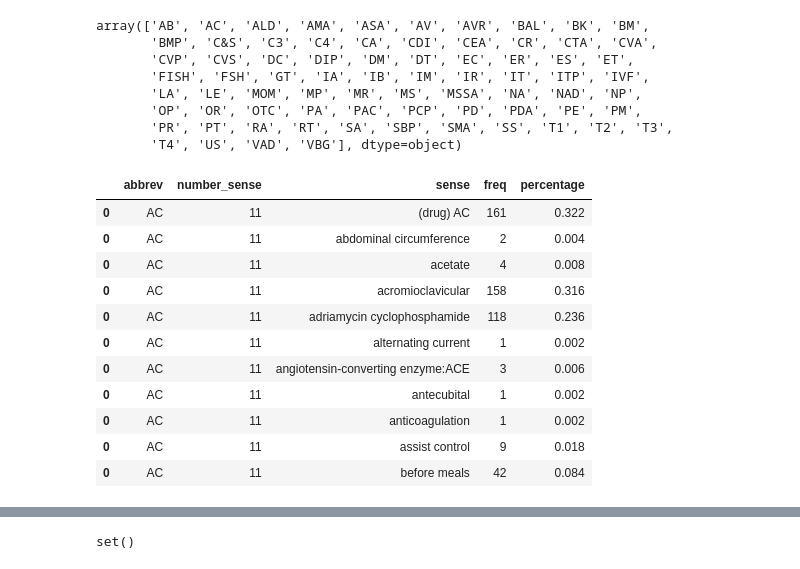
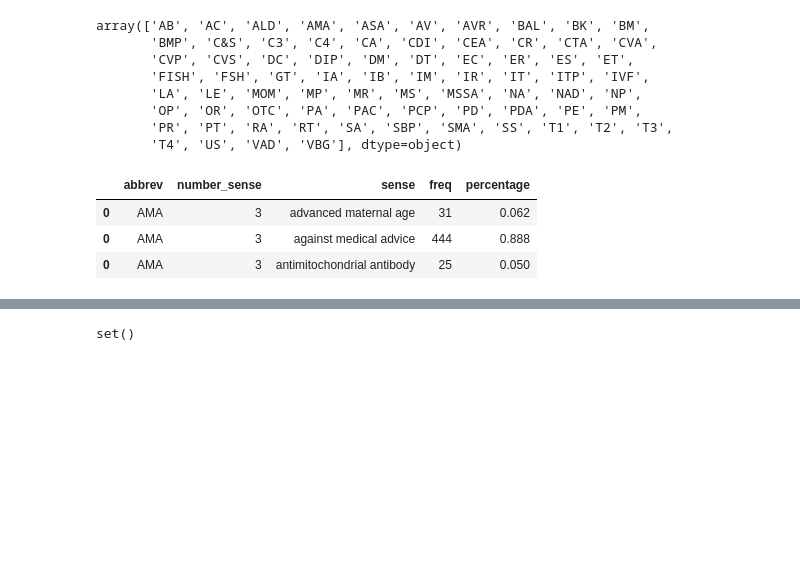
Before and after one commit to RaterBai/Clinical-NLP-Group-Project, a Jupyter notebook: group assignment/code/generate_features.ipynb, the cells around one changed output, grey strips where cells are left out. Saved outputs shown, nothing was run; the diff lists cells and outputs as text; code cells hidden in the pictures; blank space fills up the shorter version.

```diff
--- a/group assignment/code/generate_features.ipynb
+++ b/group assignment/code/generate_features.ipynb
@@ -62,20 +62,12 @@ array(['AB', 'AC', 'ALD', 'AMA', 'ASA', 'AV', 'AVR', 'BAL', 'BK', 'BM',
        'PR', 'PT', 'RA', 'RT', 'SA', 'SBP', 'SMA', 'SS', 'T1', 'T2', 'T3',
        'T4', 'US', 'VAD', 'VBG'], dtype=object)
 # %%
-abbrev_freq.loc[abbrev_freq.abbrev == "AC"]
+abbrev_freq.loc[abbrev_freq.abbrev == "AMA"]
 # %% [output]
 |  | abbrev | number_sense | sense | freq | percentage |
-| 0 | AC | 11 | (drug) AC | 161 | 0.322 |
-| 0 | AC | 11 | abdominal circumference | 2 | 0.004 |
-| 0 | AC | 11 | acetate | 4 | 0.008 |
-| 0 | AC | 11 | acromioclavicular | 158 | 0.316 |
-| 0 | AC | 11 | adriamycin cyclophosphamide | 118 | 0.236 |
-| 0 | AC | 11 | alternating current | 1 | 0.002 |
-| 0 | AC | 11 | angiotensin-converting enzyme:ACE | 3 | 0.006 |
-| 0 | AC | 11 | antecubital | 1 | 0.002 |
-| 0 | AC | 11 | anticoagulation | 1 | 0.002 |
-| 0 | AC | 11 | assist control | 9 | 0.018 |
-| 0 | AC | 11 | before meals | 42 | 0.084 |
+| 0 | AMA | 3 | advanced maternal age | 31 | 0.062 |
+| 0 | AMA | 3 | against medical advice | 444 | 0.888 |
+| 0 | AMA | 3 | antimitochondrial antibody | 25 | 0.050 |
 # %%
 # feature extraction
 # if select AC
```
Also changed, not shown: parts of 28 cells of this notebook.
